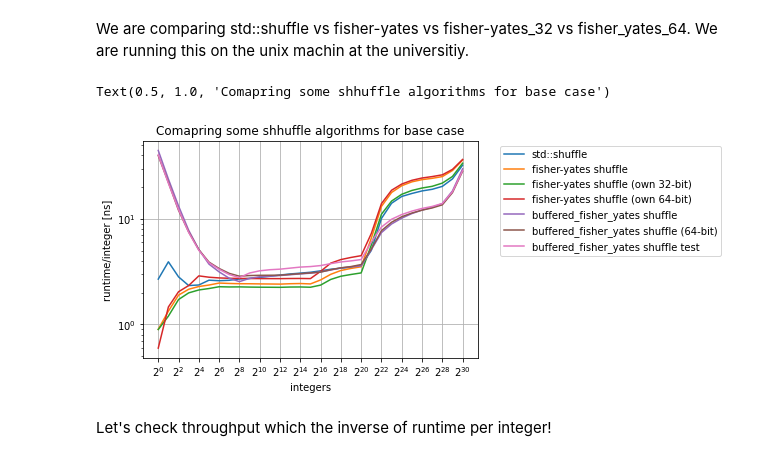
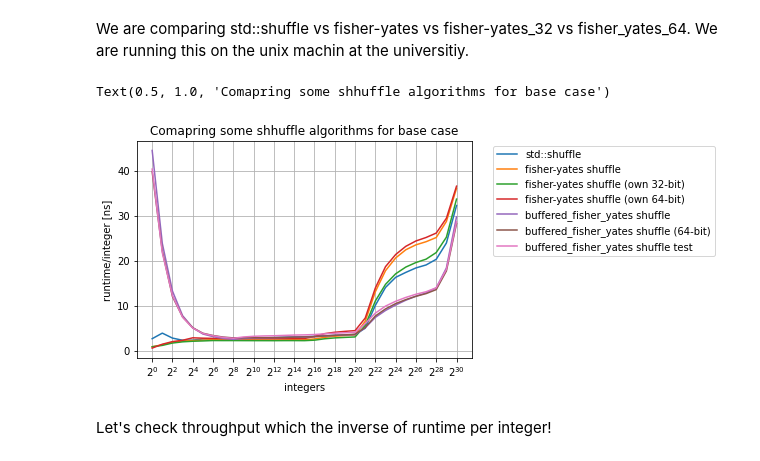
Before and after one commit to pengilton/cip_shuffle, a Jupyter notebook: benchmarks/evaluation/06_analysis_uni.ipynb, the cells around one changed output. Drawn from its saved outputs; the diff is of its cells as text; code cells hidden in the pictures.

```diff
--- a/benchmarks/evaluation/06_analysis_uni.ipynb
+++ b/benchmarks/evaluation/06_analysis_uni.ipynb
@@ -27,29 +27,29 @@ df_buffered_fy_shuffle_test["runtime/integer [ns]"] = (df_buffered_fy_shuffle_te
 # %%
 # We plot data
 ax_xticks = [2 ** i for i in range(0, 31, 2)]
 ax_yticks = [1 * i for i in range(0, 50, 1)]
 
 ax = df_std_shuffle.plot(x="integers", y="runtime/integer [ns]", label="std::shuffle")
 df_fy_shuffle.plot(ax=ax, x="integers", y="runtime/integer [ns]", label="fisher-yates shuffle")
 df_fy_shuffle_32.plot(ax=ax, x="integers", y="runtime/integer [ns]", label="fisher-yates shuffle (own 32-bit)")
 df_fy_shuffle_64.plot(ax=ax, x="integers", y="runtime/integer [ns]", label="fisher-yates shuffle (own 64-bit)")
 df_buffered_fy_shuffle.plot(ax=ax, x="integers", y="runtime/integer [ns]", label="buffered_fisher_yates shuffle")
 df_buffered_fy_shuffle_64.plot(ax=ax, x="integers", y="runtime/integer [ns]", label="buffered_fisher_yates shuffle (64-bit)")
 df_buffered_fy_shuffle_test.plot(ax=ax, x="integers", y="runtime/integer [ns]", label="buffered_fisher_yates shuffle test")
 
 ax.set_xscale("log", base=2)
-ax.set_yscale("log", base=10)
+#ax.set_yscale("log", base=10)
 ax.set_xticks(ax_xticks)
 # ax.set_yticks(ax_yticks)
-# ax.set_ylim(0, 50)
+# ax.set_ylim(0, 10)
 ax.grid(True)
 ax.set_xlabel("integers")
 ax.set_ylabel("runtime/integer [ns]")
 ax.legend(bbox_to_anchor=(1.05, 1.0), loc='upper left')
 ax.set_title("Comapring some shhuffle algorithms for base case")
 # %% [output]
 Text(0.5, 1.0, 'Comapring some shhuffle algorithms for base case')
-[figure, old version]
+[figure, new version]
 # %% [markdown]
 Let's check throughput which the inverse of runtime per integer!
 # %%
```
Also changed, not shown: 32 other files.
